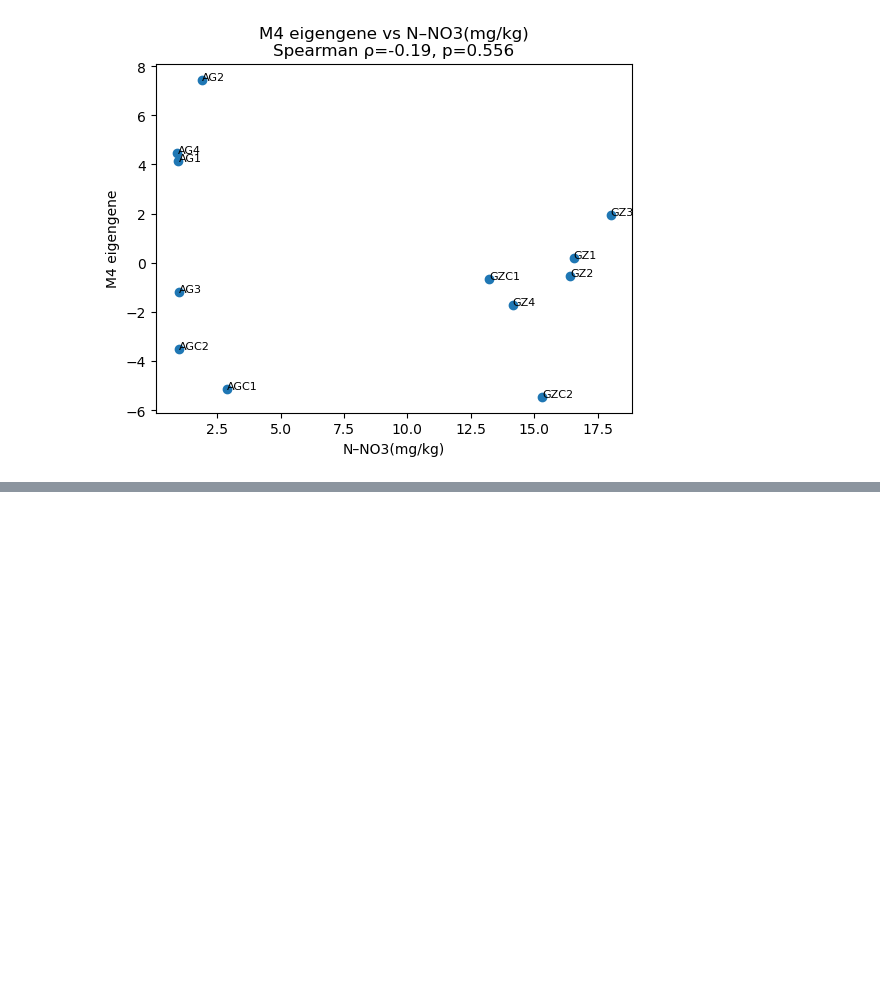
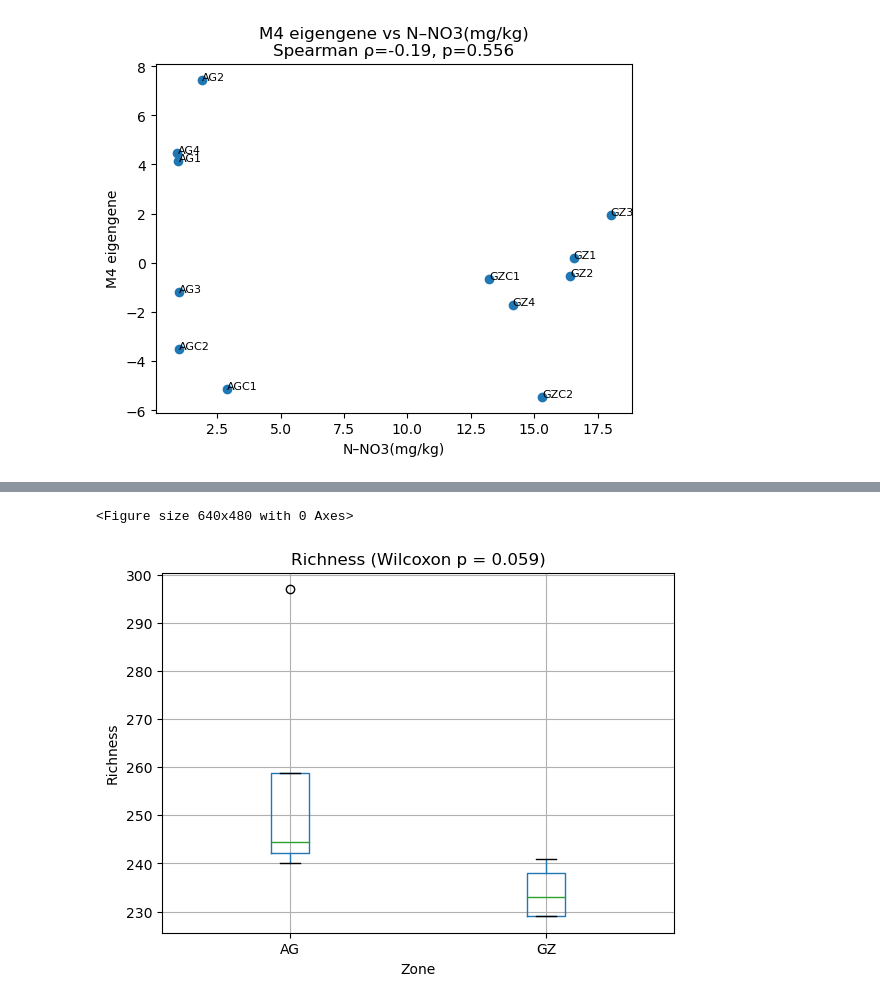
Before and after one commit to kayvinsoo7/HAALSI_work, a Jupyter notebook: mdscan-master/Pois_soil_MB1.ipynb, the cells around one changed output, grey strips where cells are left out. Cells and saved outputs as stored; diff of their text form; code cells hidden in the pictures; blank space fills up the shorter version.

Commit message:
new results for soil microbiome

```diff
--- a/mdscan-master/Pois_soil_MB1.ipynb
+++ b/mdscan-master/Pois_soil_MB1.ipynb
@@ -1900,0 +2334,78 @@ for var in top_vars:
+# %%
+import pandas as pd
+import numpy as np
+from scipy import stats
+import matplotlib.pyplot as plt
+
+# -----------------------------
+# Load taxonomy table
+# -----------------------------
+tax_df = pd.read_excel(
+    "/Users/kayadetunji/Downloads/soil MB/raw data_taxonomy_CFC.xlsx",
+    sheet_name="taxonomy"
+)
+
+meta_cols = ["domain", "phylum", "className", "order", "family", "genus"]
+samples = ["GZ1", "GZ2", "GZ3", "GZ4", "AG1", "AG2", "AG3", "AG4"]
+
+community = tax_df[samples].fillna(0).T
+groups = pd.Series(
+    ["GZ"]*4 + ["AG"]*4,
+    index=community.index,
+    name="Zone"
+)
+
+# -----------------------------
+# Alpha diversity functions
+# -----------------------------
+def richness(x): return (x > 0).sum()
+
+def shannon(x):
+    p = x[x > 0] / x.sum()
+    return -(p * np.log(p)).sum()
+
+def simpson(x):
+    p = x[x > 0] / x.sum()
+    return 1 - (p**2).sum()
+
+def inv_simpson(x):
+    p = x[x > 0] / x.sum()
+    return 1 / (p**2).sum()
+
+def pielou(x):
+    S = richness(x)
+    return shannon(x) / np.log(S) if S > 1 else 0
+
+alpha = pd.DataFrame({
+    "Richness": community.apply(richness, axis=1),
+    "Shannon": community.apply(shannon, axis=1),
+    "Simpson": community.apply(simpson, axis=1),
+    "InvSimpson": community.apply(inv_simpson, axis=1),
+    "Evenness": community.apply(pielou, axis=1),
+    "Zone": groups
+})
+
+# -----------------------------
+# Wilcoxon tests + boxplots
+# -----------------------------
+for metric in ["Richness", "Shannon", "Simpson", "InvSimpson", "Evenness"]:
+    gz = alpha.loc[alpha.Zone=="GZ", metric]
+    ag = alpha.loc[alpha.Zone=="AG", metric]
+
+    p = stats.mannwhitneyu(gz, ag, alternative="two-sided").pvalue
+    print(f"{metric}: Wilcoxon p = {p:.4f}")
+
+    plt.figure()
+    alpha.boxplot(column=metric, by="Zone")
+    plt.title(f"{metric} (Wilcoxon p = {p:.3f})")
+    plt.suptitle("")
+    plt.ylabel(metric)
+    plt.show()
+
+    # plt.figure()
+    # alpha.boxplot(column=metric, by="Zone", rot=90)
+    # plt.title(f"{metric} (Wilcoxon p = {p:.3f})")
+    # plt.suptitle("")
+    # plt.xlabel(metric)
+    # plt.show()
+# %% [output]
@@ -1900,0 +2413,2 @@ for var in top_vars:
+<Figure size 640x480 with 0 Axes>
+[figure, added]
```
Also changed, not shown: parts of 8 cells of this notebook, 4 other files.
